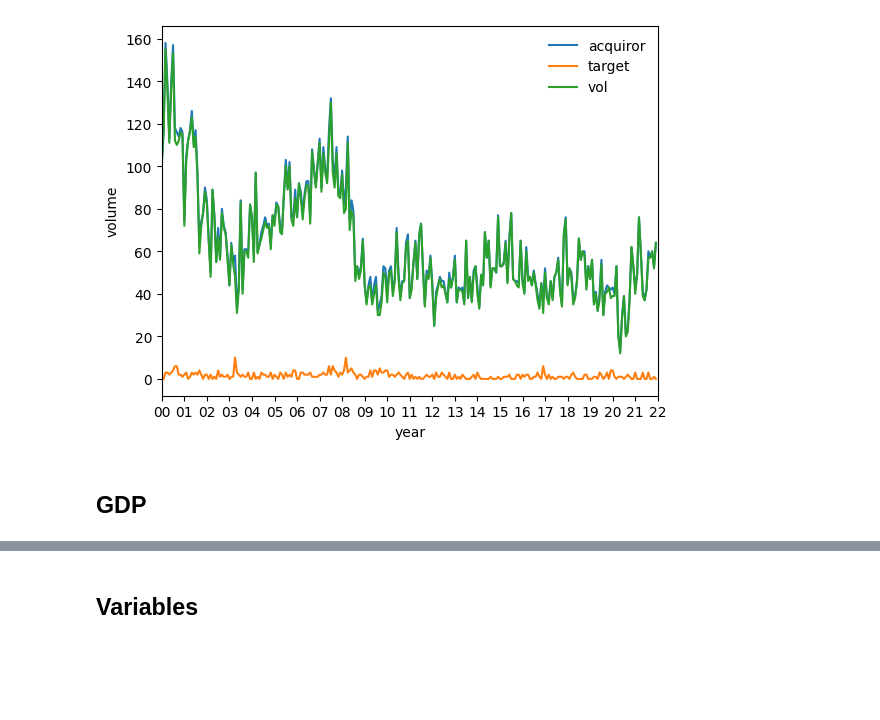
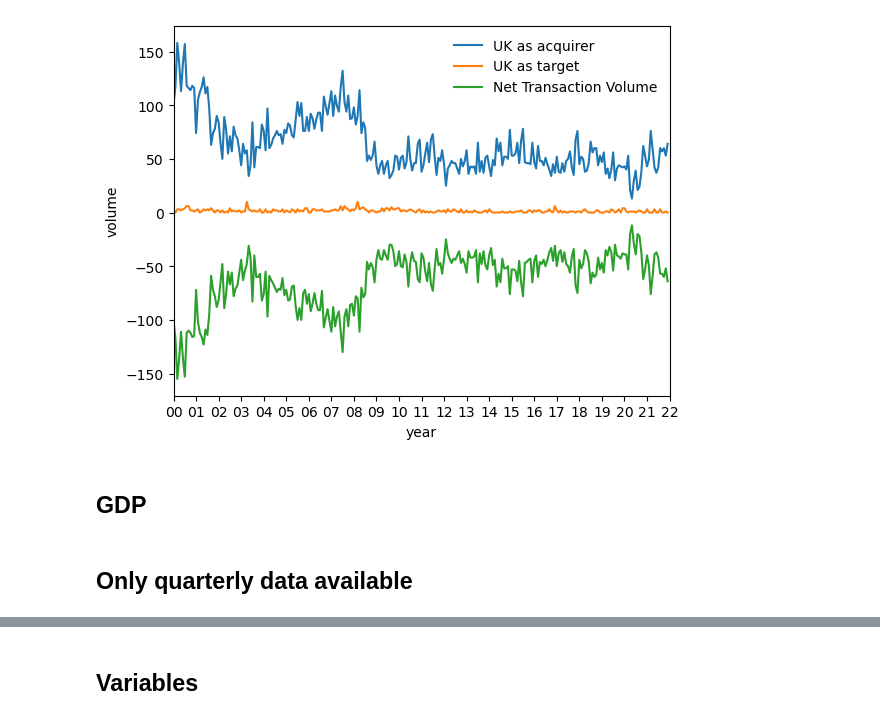
Before and after one commit to victoriawong1123/data_science_project, a Jupyter notebook: notebooks/quarterly_model.ipynb, the cells around one changed output, grey strips where cells are left out. Cells and saved outputs as stored; diff of their text form; code cells hidden in the pictures; blank space fills up the shorter version.

```diff
--- a/notebooks/quarterly_model.ipynb
+++ b/notebooks/quarterly_model.ipynb
@@ -83,0 +29,4 @@ net_vol_monthly
+# %%
+"""Groups M&A transactions of UK being the acquirer by month"""
+acquirer_uk = read_acquirer_uk()
+acquirer_uk = reconfigure_vol_df(acquirer_uk)
@@ -84 +37,4 @@ net_vol_monthly
+# %%
+"""Net M&A volume"""
+net_vol_monthly = target_uk - acquirer_uk
 # %%
@@ -104,18 +42,20 @@ array(['2000-1', '2000-2', '2000-3', '2000-4', '2000-5', '2000-6',
 # %%
 ax = plt.gca()
-ax.plot(acquiror_uk.index.values.astype(str), acquiror_uk.vol, label='acquiror')
-ax.plot(target_uk.index.values.astype(str), target_uk.vol, label='target')
-ax.plot(net_vol_monthly.index.values.astype(str), net_vol_monthly.vol, label='vol')
+ax.plot(acquirer_uk.index.values.astype(str), acquirer_uk.vol, label='UK as acquirer')
+ax.plot(target_uk.index.values.astype(str), target_uk.vol, label='UK as target')
+ax.plot(net_vol_monthly.index.values.astype(str), net_vol_monthly.vol, label='Net Transaction Volume')
 ax.set_xticks([])
 ax.legend(frameon=False)
 ax.set_xticks(ticks=range(0, 265, 12), labels=[str(i).zfill(2) for i in range(0, 23, 1)])
 ax.set_xlim(0, 264)
 ax.set_ylabel('volume')
 ax.set_xlabel('year');
 # %% [output]
-[figure, old version]
+[figure, new version]
 # %% [markdown]
 ## GDP
+# %% [markdown]
+## Only quarterly data available
 # %%
 gdp_quarter = read_gdp()
 until = '2022-01'
```
Also changed, not shown: parts of 41 cells of this notebook.
